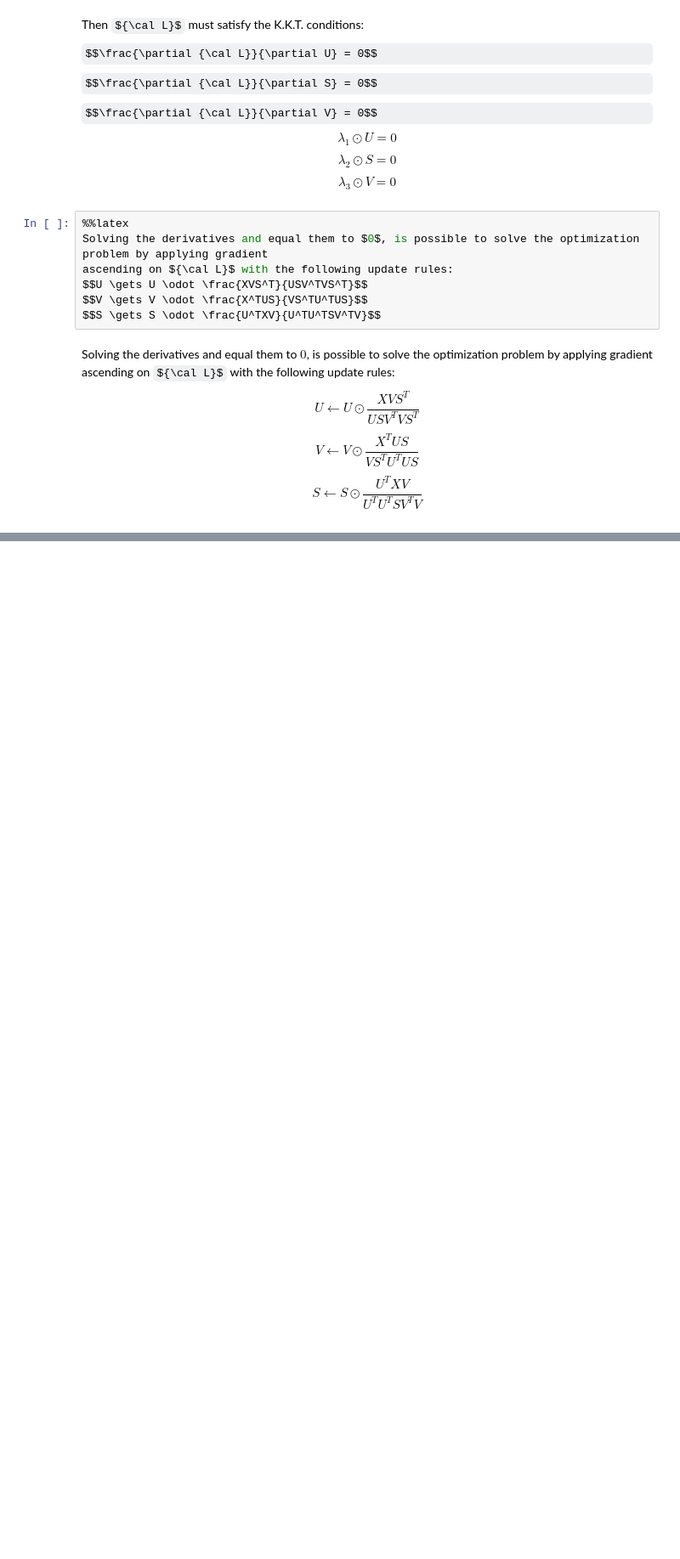
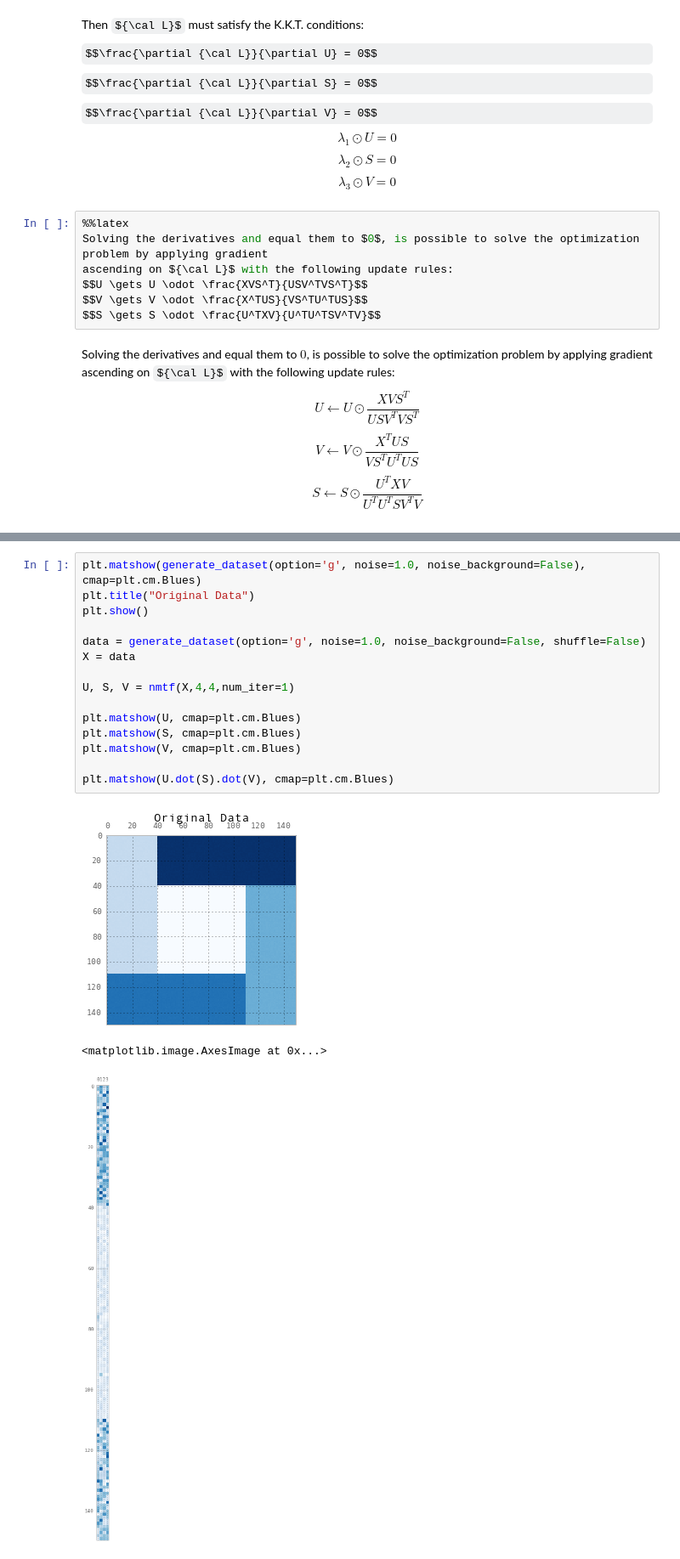
Before and after one commit to lucasbrunialti/biclustering-experiments, a Jupyter notebook: nmf.ipynb, the cells around one changed output, grey strips where cells are left out. Shown at 85% size. Drawn from its saved outputs; the diff is of its cells as text; some formulas as TeX source; blank space fills up the shorter version.

```diff
--- a/nmf.ipynb
+++ b/nmf.ipynb
@@ -206,0 +216,19 @@ ValueError: operands could not be broadcast together with shapes (150,2) (2,2)
+# %%
+plt.matshow(generate_dataset(option='g', noise=1.0, noise_background=False), cmap=plt.cm.Blues)
+plt.title("Original Data")
+plt.show()
+
+data = generate_dataset(option='g', noise=1.0, noise_background=False, shuffle=False)
+X = data
+
+U, S, V = nmtf(X,4,4,num_iter=1)
+
+plt.matshow(U, cmap=plt.cm.Blues)
+plt.matshow(S, cmap=plt.cm.Blues)
+plt.matshow(V, cmap=plt.cm.Blues)
+
+plt.matshow(U.dot(S).dot(V), cmap=plt.cm.Blues)
+# %% [output]
+[figure, added]
+<matplotlib.image.AxesImage at 0x...>
+[figure, added]
```
Also changed, not shown: parts of 4 cells of this notebook.
